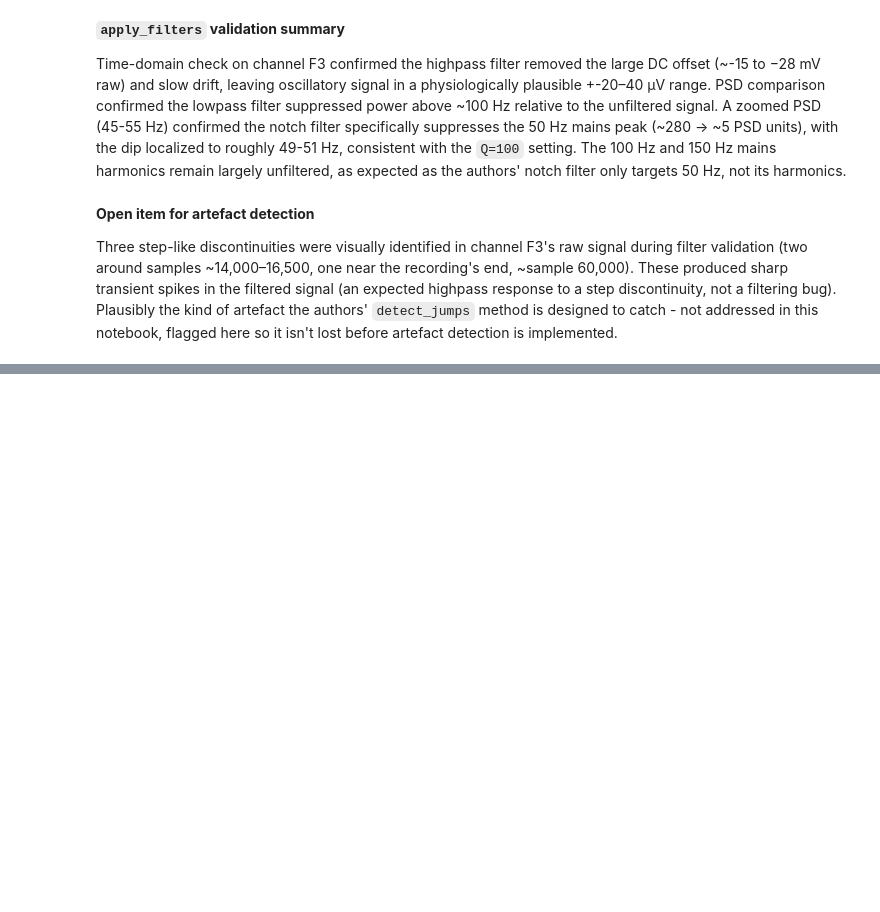
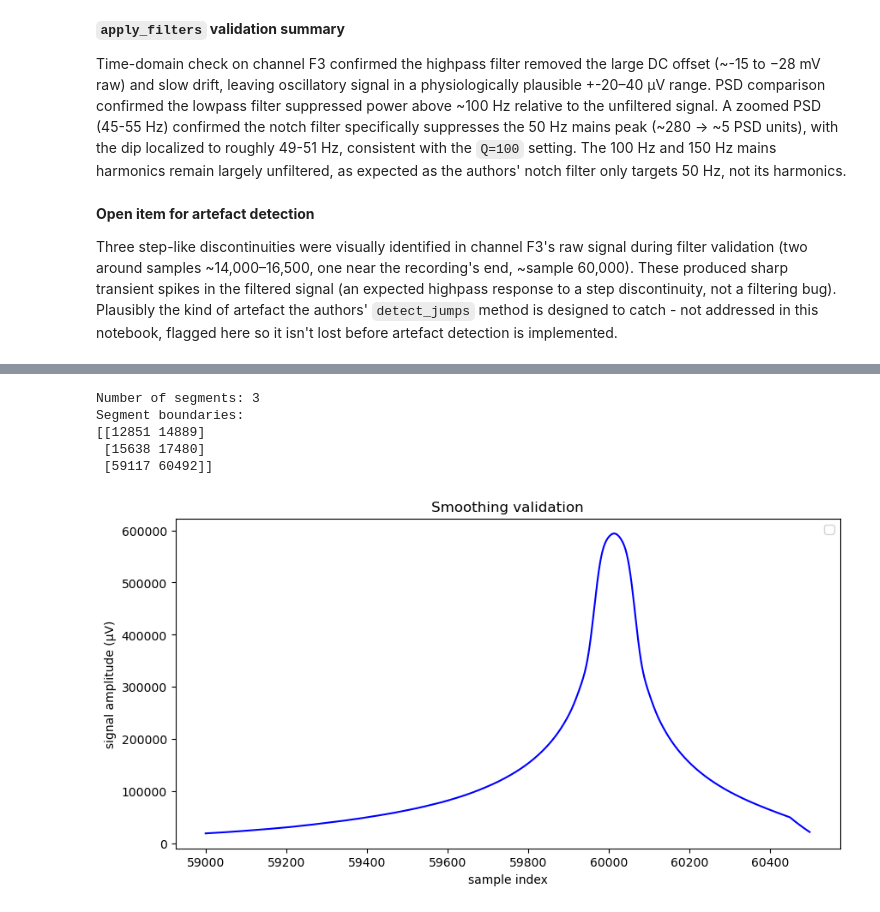
Before and after one commit to romy-weinstock/eeg-rtms-response-prediction, a Jupyter notebook: notebooks/02_preprocessing_pilot.ipynb, the cells around one changed output, grey strips where cells are left out. Cells and saved outputs as stored; diff of their text form; code cells hidden in the pictures; blank space fills up the shorter version.

```diff
--- a/notebooks/02_preprocessing_pilot.ipynb
+++ b/notebooks/02_preprocessing_pilot.ipynb
@@ -318,0 +449,44 @@ Not yet started: goal 4 (`correct_EOG`), goal 5 (artefact detection), goal 6 (ep
+# %%
+#collapsing flagged samples (`Asamps`) into contiguous artefact segments (start/end sample pairs)
+segments = []
+begin = Asamps[0] #style simplification of the author's vstack-placeholder pattern
+
+for e in range(len(Asamps)):
+    if e >= len(Asamps)-1:
+        end = Asamps[-1]
+        segments.append([begin, end])
+    elif Asamps[e+1] == Asamps[e]+1:
+        continue
+    else:
+        end = Asamps[e]
+        segments.append([begin, end])
+        begin = Asamps[e+1]
+
+Atrl = np.array(segments, dtype=int)
+print(f'Number of segments: {Atrl.shape[0]}')
+print(f'Segment boundaries:\n{Atrl}')
+# %% [output]
+Number of segments: 3
+Segment boundaries:
+[[12851 14889]
+ [15638 17480]
+ [59117 60492]]
+# %%
+#visually inspect third segment
+#plot the boxdata in the window around sample 59000-60500
+#Smoothing amplitude envelope with boxcar convolution
+boxdata = scipy.signal.convolve(amplenv, scipy.signal.windows.boxcar(int(0.2*Fs)), mode ='same', method ='direct')
+#visual confirmation of smoothed data
+fig = plt.figure(figsize=(10,5))
+start_sample = 59000
+end_sample = 60500
+sample_range = range(start_sample, end_sample)
+
+plt.plot(sample_range, boxdata[start_sample:end_sample] * 1e6, color='blue')
+plt.xlabel('sample index')
+plt.ylabel('signal amplitude (µV)')
+plt.title('Smoothing validation')
+plt.legend()
+plt.show()
+# %% [output]
+[figure, added]
```
Also changed, not shown: parts of 18 cells of this notebook, 2 other files.
